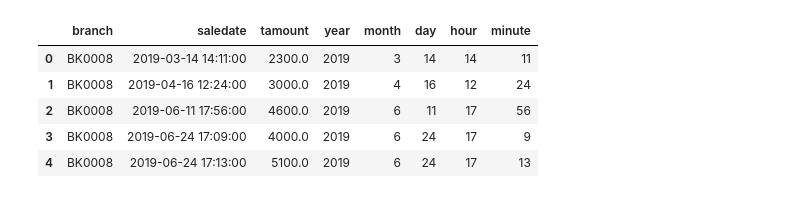
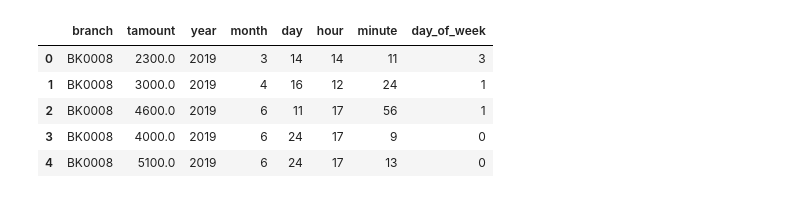
Before and after one commit to chul0717/capstone2, a Jupyter notebook: src/notebook.ipynb, the cells around one changed output. Cells and saved outputs as stored; diff of their text form; code cells hidden in the pictures.

```diff
--- a/src/notebook.ipynb
+++ b/src/notebook.ipynb
@@ -13,8 +14,8 @@ import plotly.graph_objects as go
 
 %matplotlib inline
 # %%
-df_sales2019 = pd.read_csv("../data/p_store_order2019.csv")
-df_sales2018 = pd.read_csv("../data/p_store_order2018.csv")
+df_sales2019 = pd.read_csv("../data/p_store_order2019.csv", dtype={"orderno":str, "dcamount":int, "oriamount":int, "tamount":int})
+df_sales2018 = pd.read_csv("../data/p_store_order2018.csv", dtype={"orderno":str, "dcamount":int, "oriamount":int, "tamount":int})
 # %%
 df_sales2019.head(2)
 # %% [output]
@@ -110,21 +122,22 @@ plt.tight_layout()
 # %%
-def store_df_refactor_saledate(df):
+def saledate_decomp(df):
     df_new = df[["branch", "saledate", "tamount"]].copy()
     df_new["year"] = df_new["saledate"].dt.year
     df_new["month"] = df_new["saledate"].dt.month
     df_new["day"] = df_new["saledate"].dt.day
     df_new["hour"] = df_new["saledate"].dt.hour
     df_new["minute"] = df_new["saledate"].dt.minute
+    df_new["day_of_week"] = df_new["saledate"].dt.dayofweek
     value = df_new["year"].value_counts().idxmax()
-    del df_new[""]
+    del df_new["saledate"]
     return df_new[df_new["year"]==value] # exclude pre-year dates
 # %%
-test = store_df_refactor_saledate(df2019)
+test = saledate_decomp(df2019)
 test.head()
 # %% [output]
-|  | branch | saledate | tamount | year | month | day | hour | minute |
-| 0 | BK0008 | 2019-03-14 14:11:00 | 2300.0 | 2019 | 3 | 14 | 14 | 11 |
-| 1 | BK0008 | 2019-04-16 12:24:00 | 3000.0 | 2019 | 4 | 16 | 12 | 24 |
-| 2 | BK0008 | 2019-06-11 17:56:00 | 4600.0 | 2019 | 6 | 11 | 17 | 56 |
-| 3 | BK0008 | 2019-06-24 17:09:00 | 4000.0 | 2019 | 6 | 24 | 17 | 9 |
-| 4 | BK0008 | 2019-06-24 17:13:00 | 5100.0 | 2019 | 6 | 24 | 17 | 13 |
+|  | branch | tamount | year | month | day | hour | minute | day_of_week |
+| 0 | BK0008 | 2300.0 | 2019 | 3 | 14 | 14 | 11 | 3 |
+| 1 | BK0008 | 3000.0 | 2019 | 4 | 16 | 12 | 24 | 1 |
+| 2 | BK0008 | 4600.0 | 2019 | 6 | 11 | 17 | 56 | 1 |
+| 3 | BK0008 | 4000.0 | 2019 | 6 | 24 | 17 | 9 | 0 |
+| 4 | BK0008 | 5100.0 | 2019 | 6 | 24 | 17 | 13 | 0 |
```
Also changed, not shown: parts of 17 cells of this notebook.
